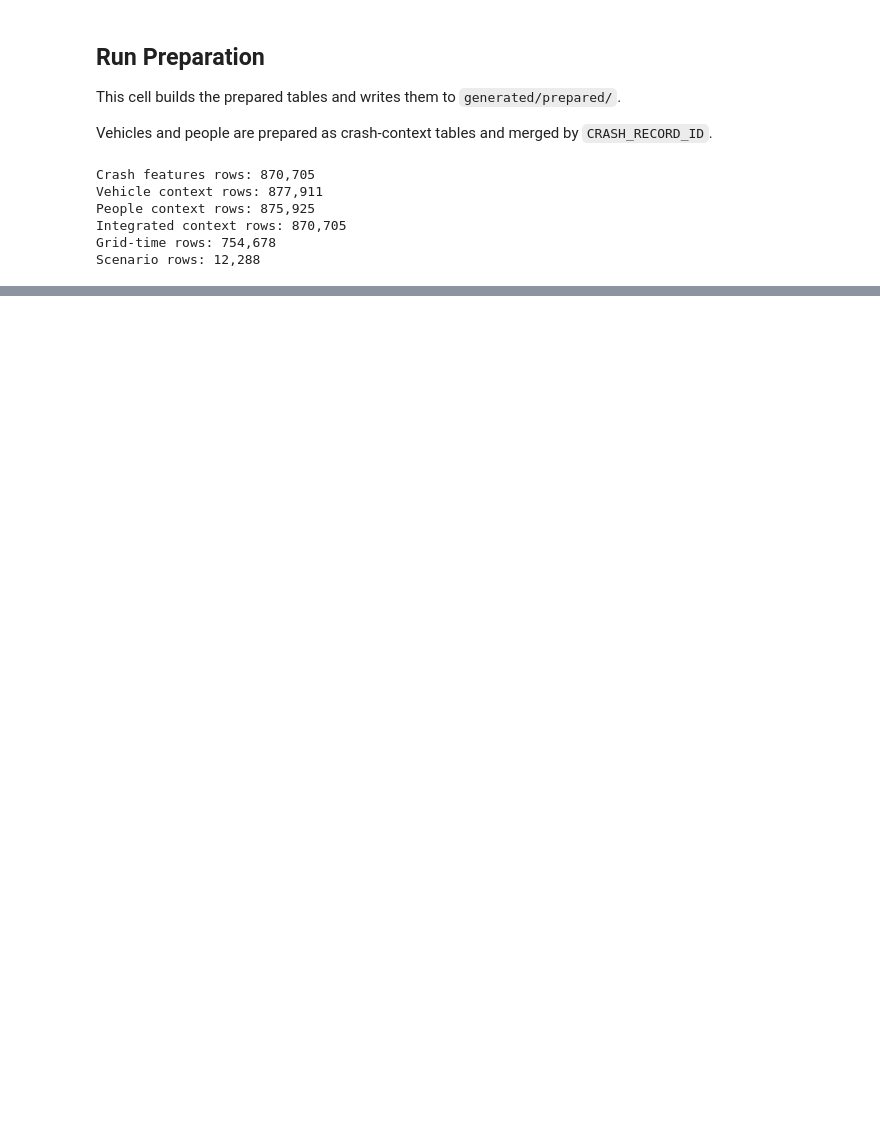
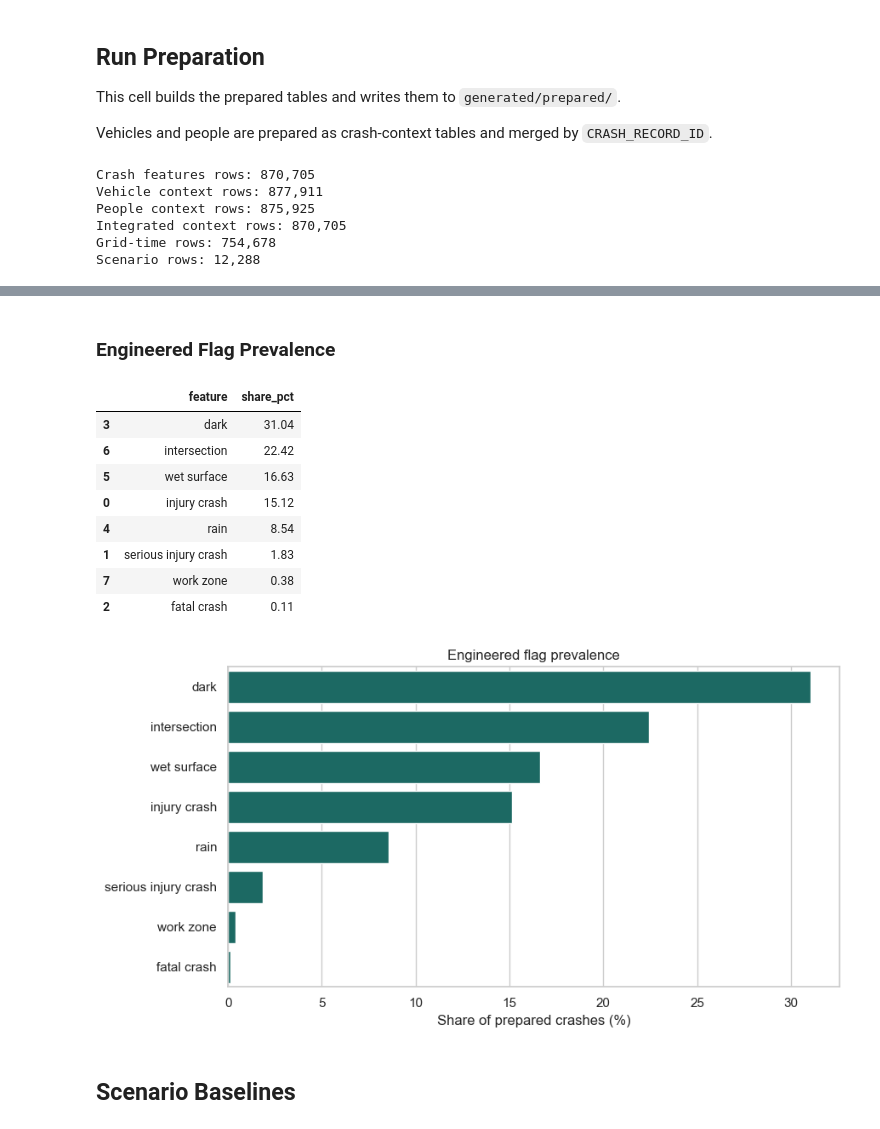
Before and after one commit to resent02/data-mining-project, a Jupyter notebook: crisp_stages/code/phase3/crisp_dm_phase3_data_preparation.ipynb, the cells around one changed output, grey strips where cells are left out. Saved outputs shown, nothing was run; the diff lists cells and outputs as text; code cells hidden in the pictures; blank space fills up the shorter version.

```diff
--- a/crisp_stages/code/phase3/crisp_dm_phase3_data_preparation.ipynb
+++ b/crisp_stages/code/phase3/crisp_dm_phase3_data_preparation.ipynb
@@ -784,0 +966,24 @@ top_grids
+# %% [markdown]
+### Engineered Flag Prevalence
+# %%
+display(flag_prevalence)
+
+fig, ax = plt.subplots(figsize=(9, 4.8))
+sns.barplot(data=flag_prevalence, y="feature", x="share_pct", ax=ax, color="#0f766e")
+ax.set_title("Engineered flag prevalence")
+ax.set_xlabel("Share of prepared crashes (%)")
+ax.set_ylabel("")
+plt.tight_layout()
+# %% [output]
+|  | feature | share_pct |
+| 3 | dark | 31.04 |
+| 6 | intersection | 22.42 |
+| 5 | wet surface | 16.63 |
+| 0 | injury crash | 15.12 |
+| 4 | rain | 8.54 |
+| 1 | serious injury crash | 1.83 |
+| 7 | work zone | 0.38 |
+| 2 | fatal crash | 0.11 |
+[figure, added]
+# %% [markdown]
+## Scenario Baselines
```
Also changed, not shown: parts of 24 cells of this notebook, 4 other files.
